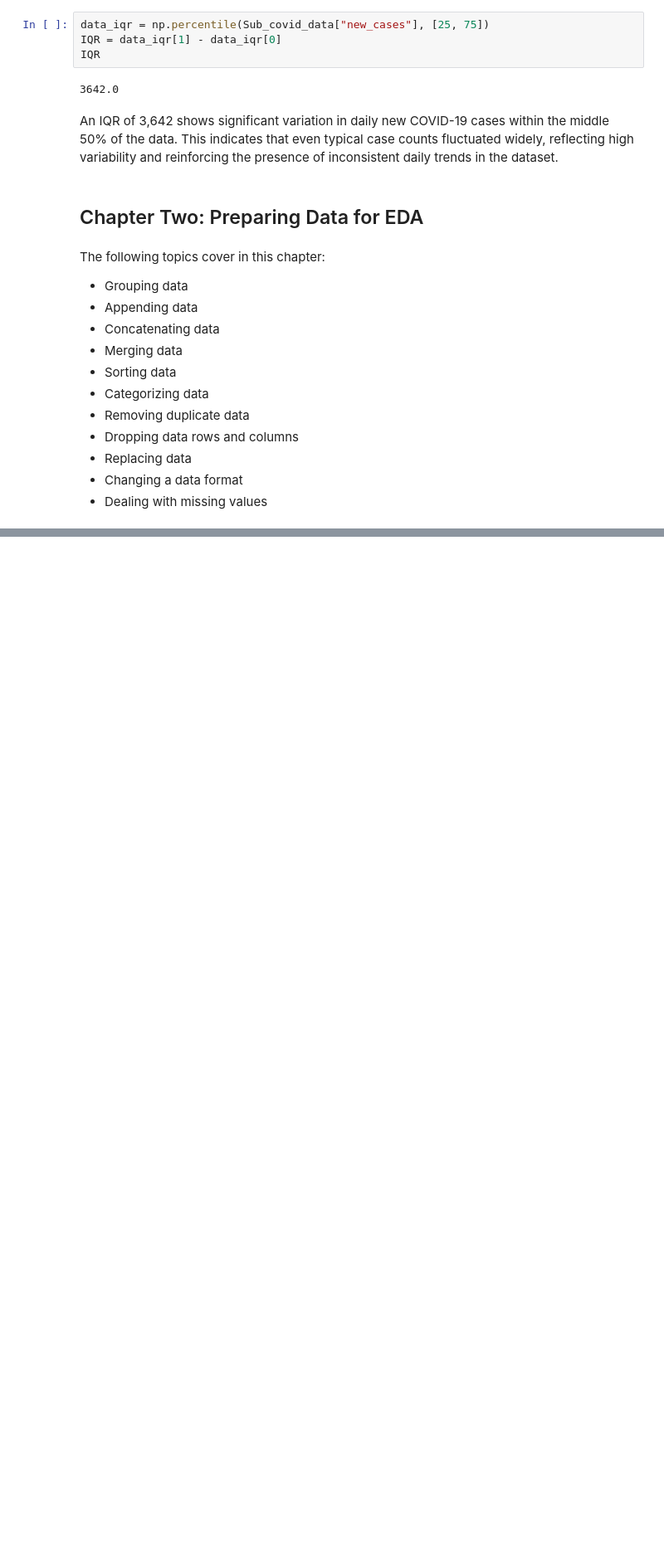
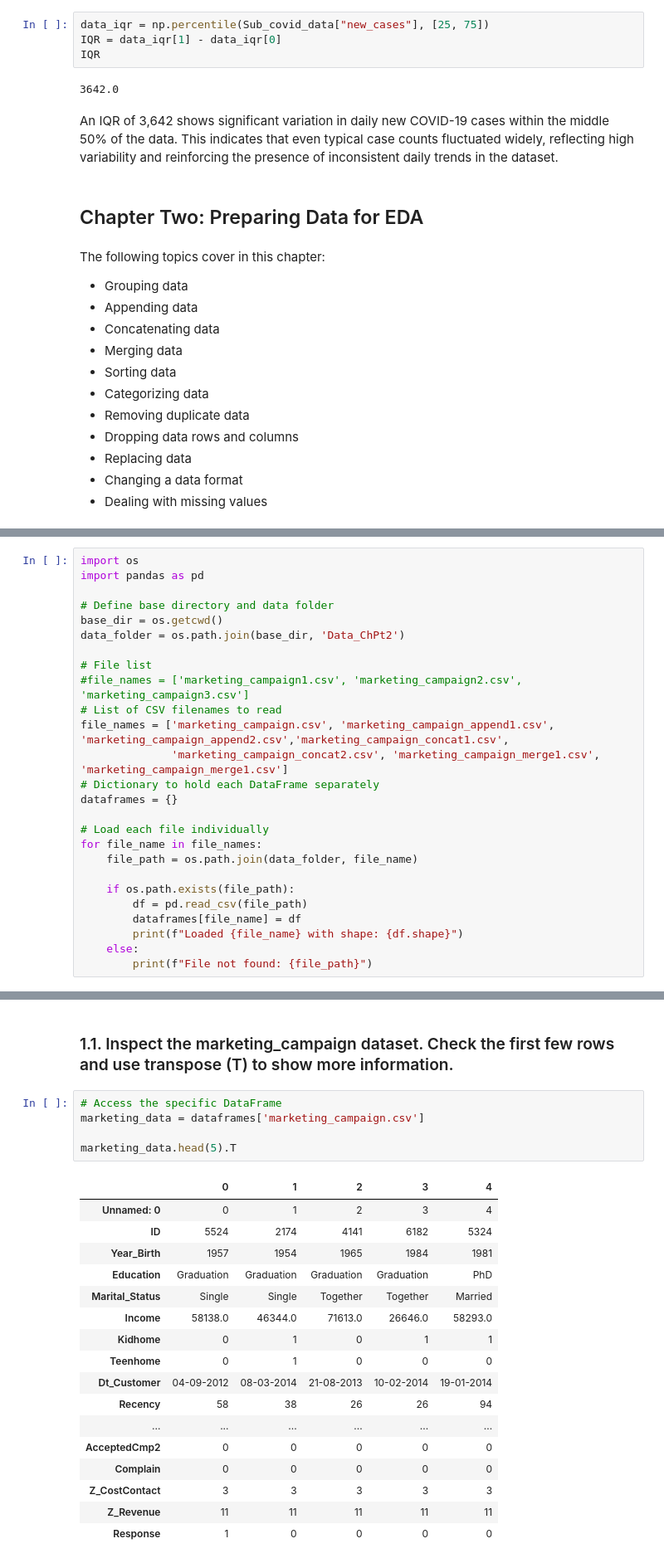
Before and after one commit to Mutiu123/The_EDA_with_Python, a Jupyter notebook: EDA_Book_Samples.ipynb, the cells around one changed output, grey strips where cells are left out. Shown at 83% size. Drawn from its saved outputs; the diff is of its cells as text; blank space fills up the shorter version.

```diff
--- a/EDA_Book_Samples.ipynb
+++ b/EDA_Book_Samples.ipynb
@@ -209,0 +232,26 @@ The following topics cover in this chapter:
+# %%
+import os
+import pandas as pd
+
+# Define base directory and data folder
+base_dir = os.getcwd()
+data_folder = os.path.join(base_dir, 'Data_ChPt2')
+
+# File list
+#file_names = ['marketing_campaign1.csv', 'marketing_campaign2.csv', 'marketing_campaign3.csv']
+# List of CSV filenames to read
+file_names = ['marketing_campaign.csv', 'marketing_campaign_append1.csv', 'marketing_campaign_append2.csv','marketing_campaign_concat1.csv',
+              'marketing_campaign_concat2.csv', 'marketing_campaign_merge1.csv', 'marketing_campaign_merge1.csv']
+# Dictionary to hold each DataFrame separately
+dataframes = {}
+
+# Load each file individually
+for file_name in file_names:
+    file_path = os.path.join(data_folder, file_name)
+
+    if os.path.exists(file_path):
+        df = pd.read_csv(file_path)
+        dataframes[file_name] = df
+        print(f"Loaded {file_name} with shape: {df.shape}")
+    else:
+        print(f"File not found: {file_path}")
@@ -209,0 +266,25 @@ The following topics cover in this chapter:
+# %% [markdown]
+### 1.1. Inspect the marketing_campaign dataset. Check the first few rows and use transpose (T) to show more information.
+# %%
+# Access the specific DataFrame
+marketing_data = dataframes['marketing_campaign.csv']
+
+marketing_data.head(5).T
+# %% [output]
+|  | 0 | 1 | 2 | 3 | 4 |
+| Unnamed: 0 | 0 | 1 | 2 | 3 | 4 |
+| ID | 5524 | 2174 | 4141 | 6182 | 5324 |
+| Year_Birth | 1957 | 1954 | 1965 | 1984 | 1981 |
+| Education | Graduation | Graduation | Graduation | Graduation | PhD |
+| Marital_Status | Single | Single | Together | Together | Married |
+| Income | 58138.0 | 46344.0 | 71613.0 | 26646.0 | 58293.0 |
+| Kidhome | 0 | 1 | 0 | 1 | 1 |
+| Teenhome | 0 | 1 | 0 | 0 | 0 |
+| Dt_Customer | 04-09-2012 | 08-03-2014 | 21-08-2013 | 10-02-2014 | 19-01-2014 |
+| Recency | 58 | 38 | 26 | 26 | 94 |
+| ... | ... | ... | ... | ... | ... |
+| AcceptedCmp2 | 0 | 0 | 0 | 0 | 0 |
+| Complain | 0 | 0 | 0 | 0 | 0 |
+| Z_CostContact | 3 | 3 | 3 | 3 | 3 |
+| Z_Revenue | 11 | 11 | 11 | 11 | 11 |
+| Response | 1 | 0 | 0 | 0 | 0 |
```
Also changed, not shown: parts of 50 cells of this notebook.
